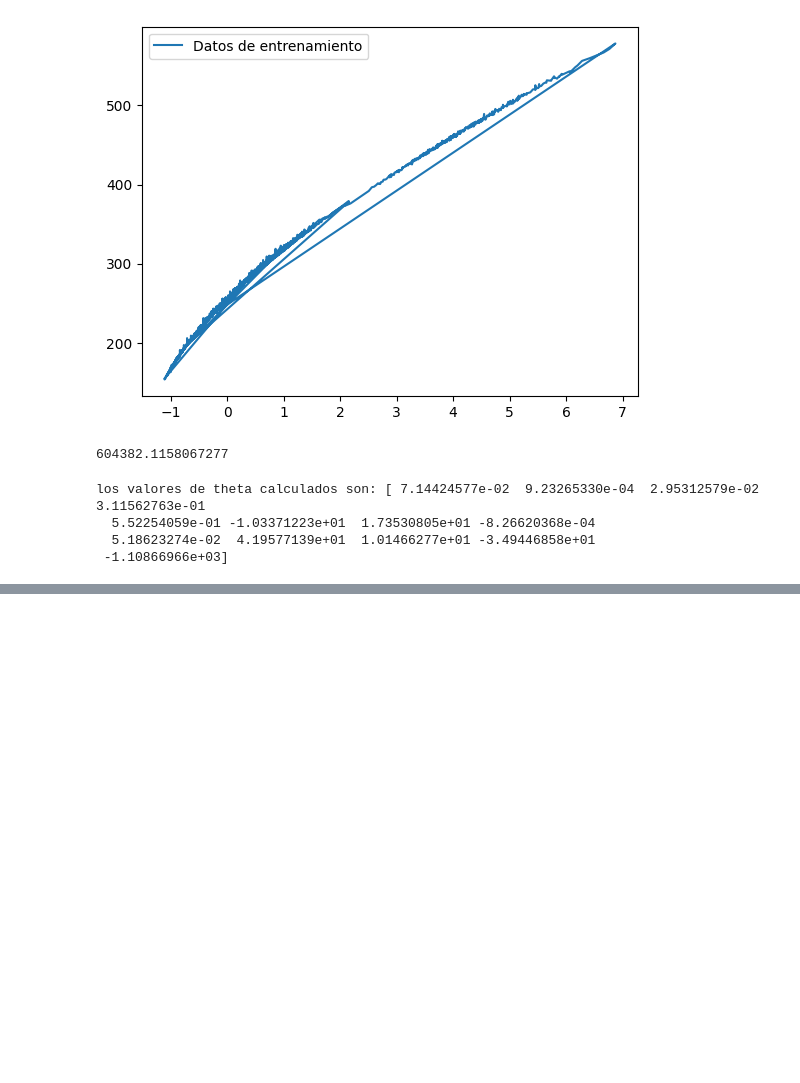
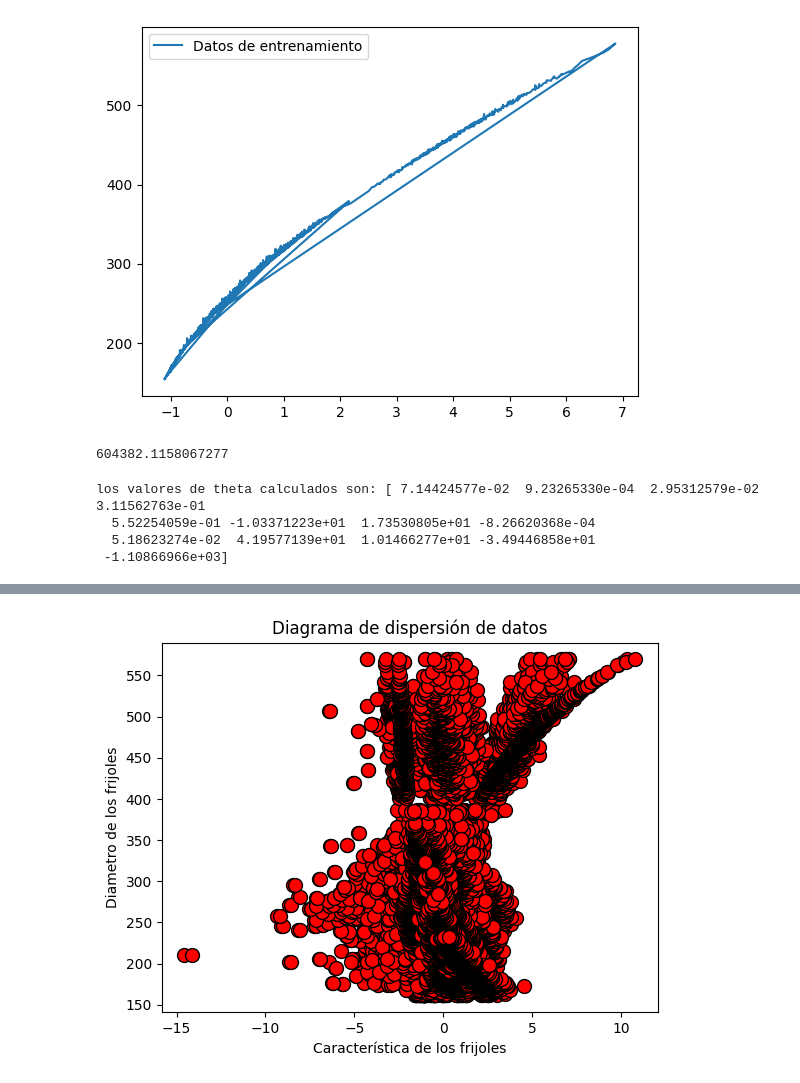
Before and after one commit to RodrigoLoayzaCoronado/SIS420-Inteligencia-Artificial, a Jupyter notebook: Laboratorio1/Laboratorio1_ejemplo1.ipynb, the cells around one changed output, grey strips where cells are left out. Saved outputs shown, nothing was run; the diff lists cells and outputs as text; code cells hidden in the pictures; blank space fills up the shorter version.

```diff
--- a/Laboratorio1/Laboratorio1_ejemplo1.ipynb
+++ b/Laboratorio1/Laboratorio1_ejemplo1.ipynb
@@ -172,0 +240,16 @@ NameError: name 'theta' is not defined
+# %%
+X = np.concatenate([X, X * X], axis=1)
+# %%
+def featureNormalize(X):
+    mu = np.mean(X, axis=0)
+    sigma = np.std(X, axis=0)
+    non_zero_sigma = sigma.copy()
+    non_zero_sigma[non_zero_sigma == 0] = 1  # Evitar divisiones por cero
+    X_norm = (X - mu) / non_zero_sigma
+    return X_norm, mu, sigma
+# %%
+X_norm, mu, sigma = featureNormalize(X)
+# %%
+plotData(X_norm, y)
+# %% [output]
+[figure, added]
```
Also changed, not shown: parts of 14 cells of this notebook.
